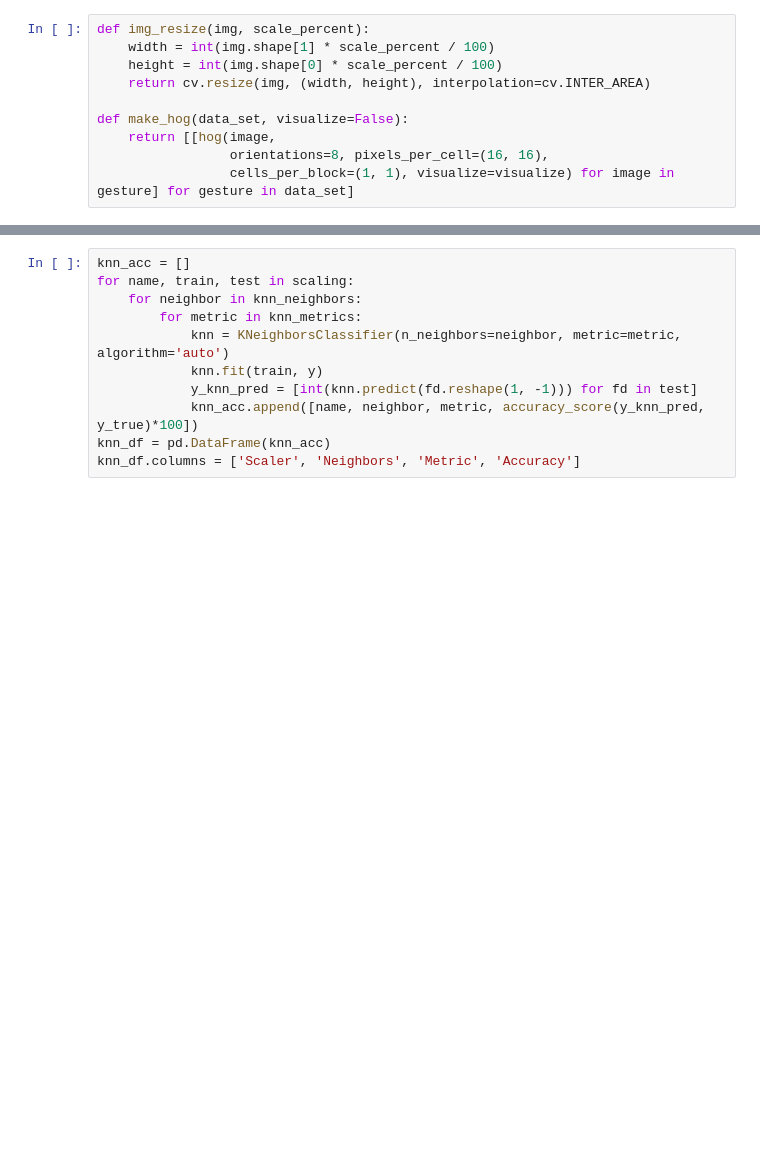
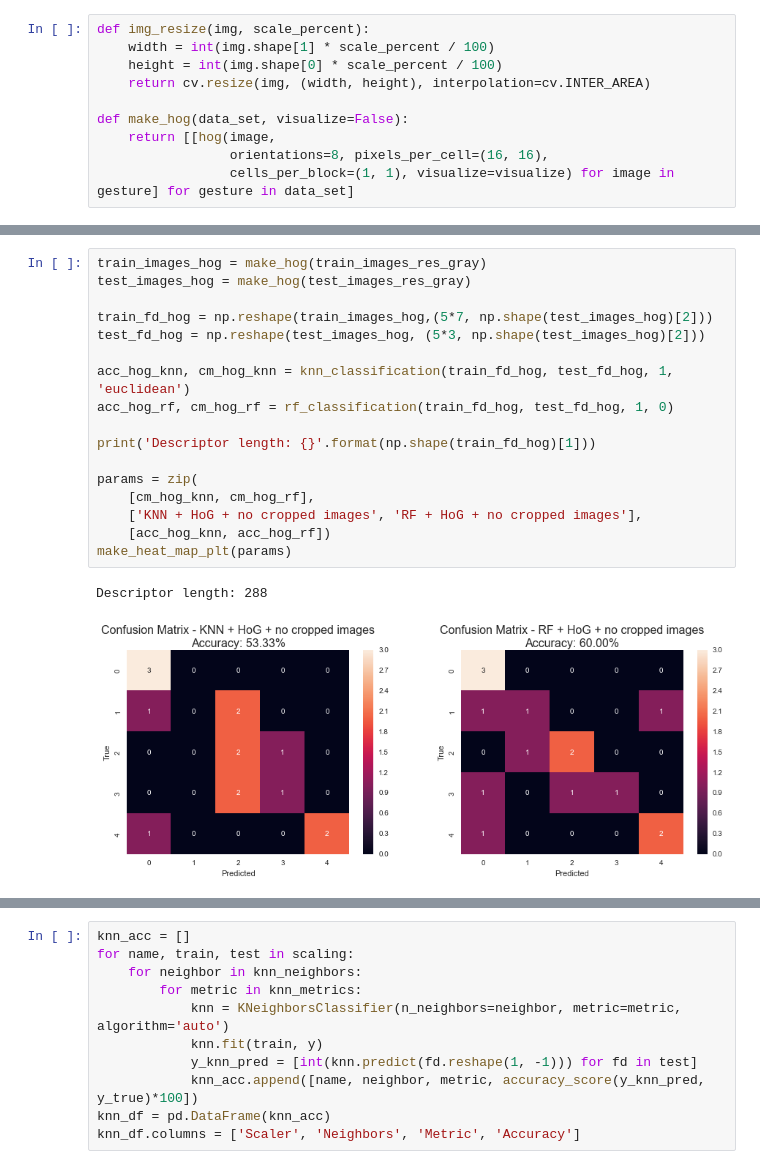
Before and after one commit to ionescuvlad97/hand-gesture-recognition, a Jupyter notebook: Untitled2.ipynb, the cells around one changed output, grey strips where cells are left out. Cells and saved outputs as stored; diff of their text form; blank space fills up the shorter version.

```diff
--- a/Untitled2.ipynb
+++ b/Untitled2.ipynb
@@ -48,0 +132,20 @@ test_images_hog = make_hog(test_images_res_gray)
+# %%
+train_images_hog = make_hog(train_images_res_gray)
+test_images_hog = make_hog(test_images_res_gray)
+
+train_fd_hog = np.reshape(train_images_hog,(5*7, np.shape(test_images_hog)[2]))
+test_fd_hog = np.reshape(test_images_hog, (5*3, np.shape(test_images_hog)[2]))
+
+acc_hog_knn, cm_hog_knn = knn_classification(train_fd_hog, test_fd_hog, 1, 'euclidean')
+acc_hog_rf, cm_hog_rf = rf_classification(train_fd_hog, test_fd_hog, 1, 0)
+
+print('Descriptor length: {}'.format(np.shape(train_fd_hog)[1]))
+
+params = zip(
+    [cm_hog_knn, cm_hog_rf],
+    ['KNN + HoG + no cropped images', 'RF + HoG + no cropped images'],
+    [acc_hog_knn, acc_hog_rf])
+make_heat_map_plt(params)
+# %% [output]
+Descriptor length: 288
+[figure, added]
```
Also changed, not shown: parts of 25 cells of this notebook.
